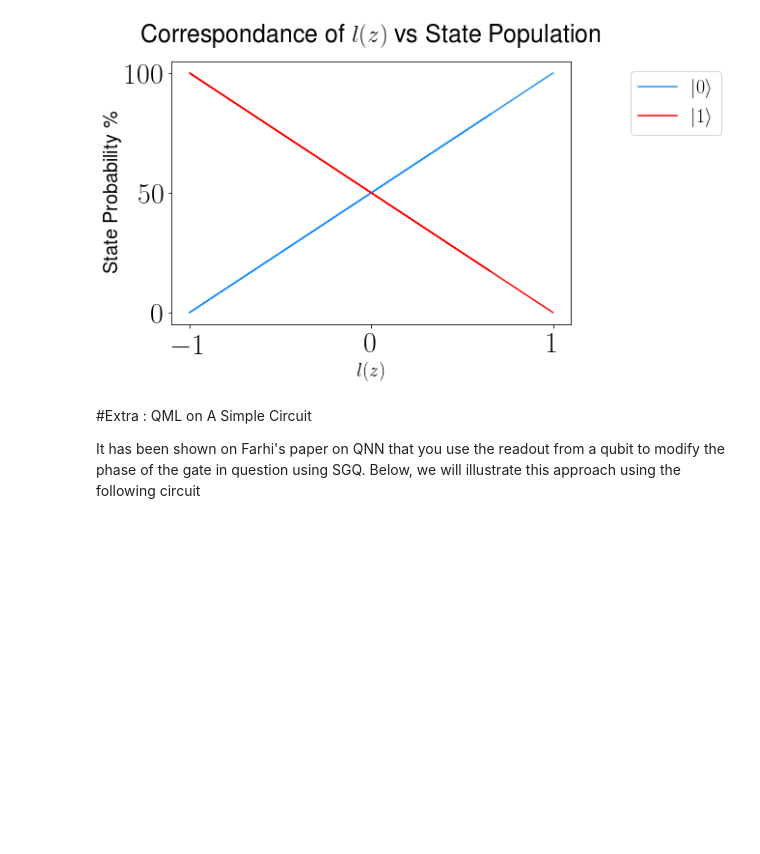
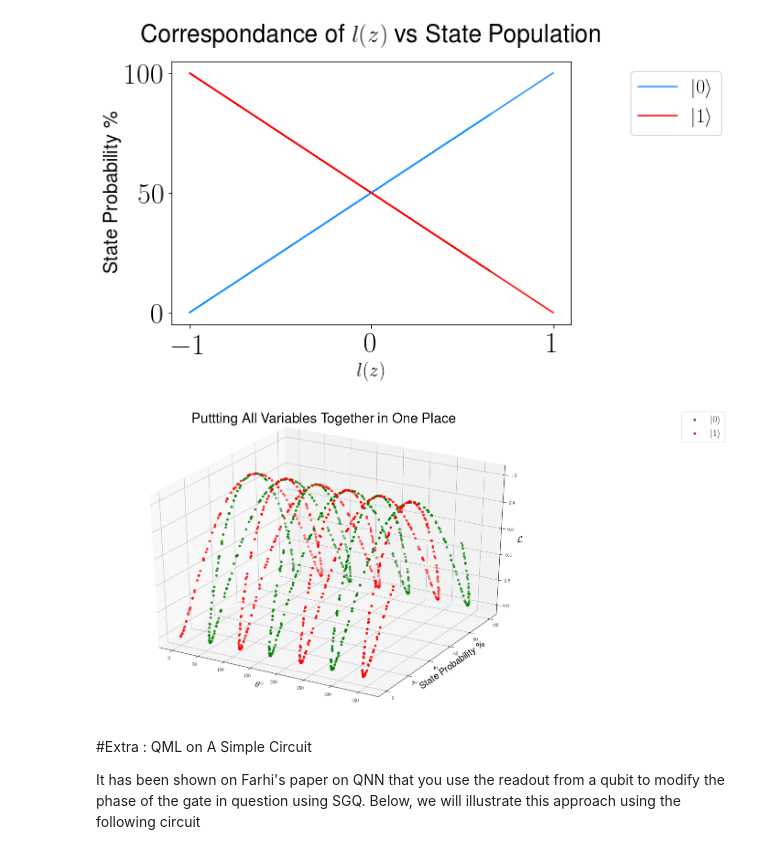
Before and after one commit to enriqueasegura/Quantum-X, a Jupyter notebook: QMLHEP_Task.ipynb, the cells around one changed output. Drawn from its saved outputs; the diff is of its cells as text; code cells hidden in the pictures; blank space fills up the shorter version.

```diff
--- a/QMLHEP_Task.ipynb
+++ b/QMLHEP_Task.ipynb
@@ -425,6 +425,36 @@ plt.tight_layout()
 plt.subplots_adjust(top=.95)
 # %% [output]
 [figure]
+# %%
+import matplotlib as mpl
+import matplotlib.pyplot as plt
+from mpl_toolkits.mplot3d import Axes3D
+mpl.rcParams['legend.fontsize'] = 10
+# %%
+fig = plt.figure(figsize=(20,10))
+
+ax = fig.gca(projection='3d')
+
+ax.scatter3D(np.rad2deg(angle_arr), zero_ket_count,test_zero_pop[-1],c='green', label=r'$|0 \rangle$')
+ax.scatter3D(np.rad2deg(angle_arr), one_ket_count,test_zero_pop[-1], c='red', label=r'$|1\rangle$')
+
+plt.legend(fontsize=20, bbox_to_anchor=(1.4,1))
+
+plt.title('Puttting All Variables Together in One Place', fontsize=30)
+
+ax.set_xlabel(r'$\theta ^\circ$', fontsize=20)
+ax.set_ylabel(r'State Probability \%', fontsize=20)
+ax.set_zlabel(r'$\mathcal{L}$', fontsize=20)
+
+ax.zaxis.set_rotate_label(False)
+ax.zaxis.set_tick_params(labelsize=10)
+ax.xaxis.set_tick_params(labelsize=10)
+ax.yaxis.set_tick_params(labelsize=10)
+
+plt.tight_layout()
+plt.subplots_adjust(top=.95)
+# %% [output]
+[figure, added]
 # %% [markdown]
 #Extra : QML on A Simple Circuit
 
```
